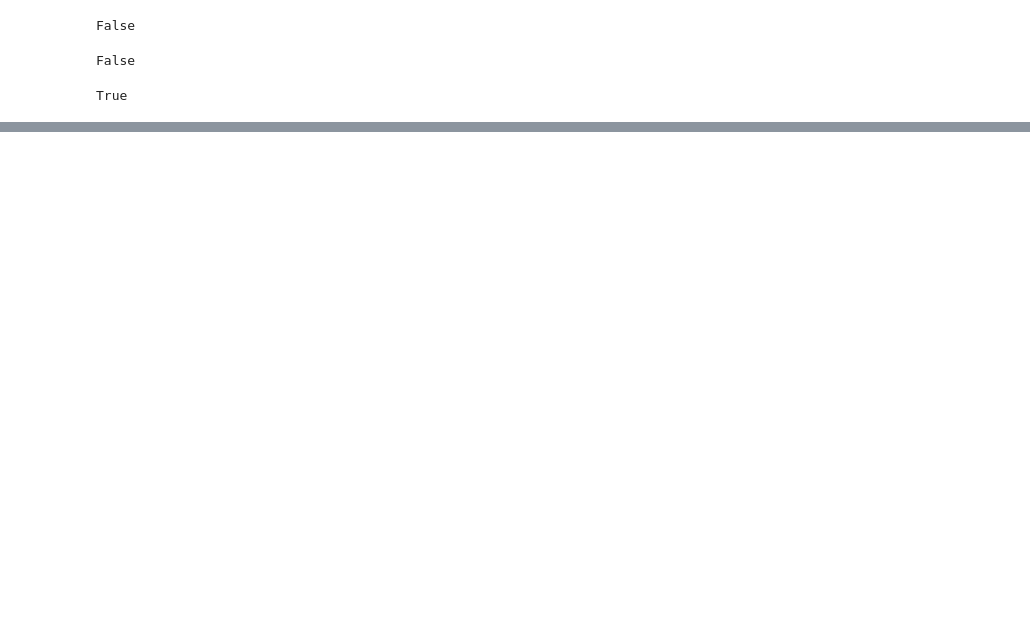
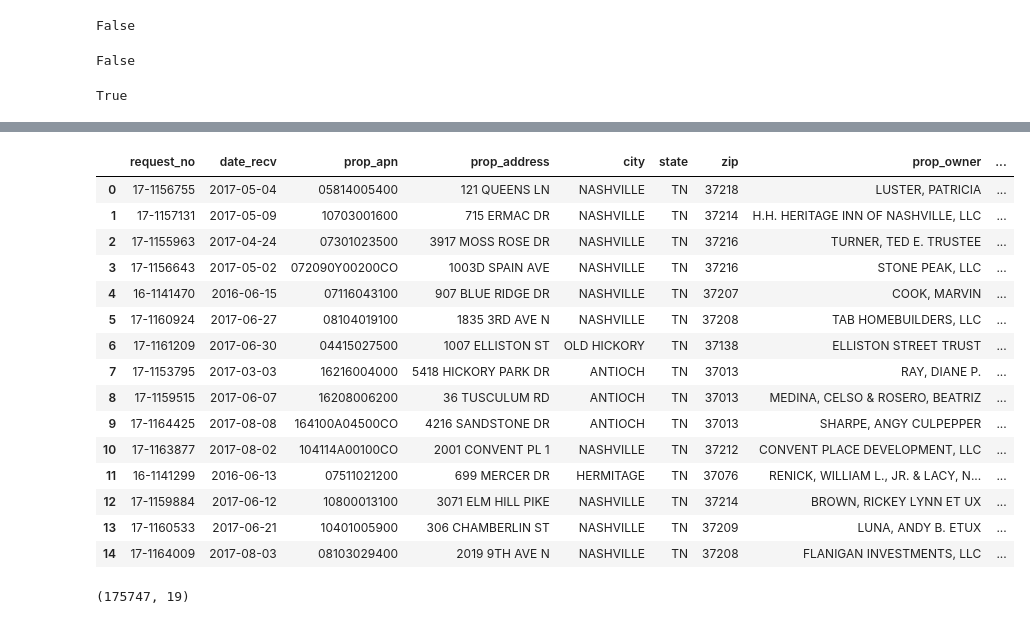
Before and after one commit to DataScienceBS/data-question-2-tornado-bombers, a Jupyter notebook: DQ2_SQL into Python.ipynb, the cells around one changed output, grey strips where cells are left out. Saved outputs shown, nothing was run; the diff lists cells and outputs as text; code cells hidden in the pictures; blank space fills up the shorter version.

Commit message:
almost done merging category to violations

```diff
--- a/DQ2_SQL into Python.ipynb
+++ b/DQ2_SQL into Python.ipynb
@@ -259,8 +258,9 @@ list_test_3_4 = ['building']
 # /// not yet working /// #
 # /// not yet working /// #
 # %%
-cleaning_prop['Category_List'] = pd.np.where(cleaning_prop.VIOLATION_DESC.str.contains('Maintenance'), 'Maintenance',
-                                 pd.np.where(cleaning_prop.VIOLATION_DESC.str.contains('Banners'), 'Banners', 'other'))
+#testing
+#leaning_prop['Category_List'] = pd.np.where(cleaning_prop.VIOLATION_DESC.str.contains('Maintenance'), 'Maintenance',
+#                                 pd.np.where(cleaning_prop.VIOLATION_DESC.str.contains('Banners'), 'Banners', 'other'))
 # %%
 #cleaning_prop['cat4']=cleaning_prop['REMEDIAL_TEXT'].astype(str).str[:4]
 #cleaning_prop['cat4'].fillna(cleaning_prop['VIOLATION_TYPE'].astype(str).str[:4])
@@ -407,0 +471,25 @@ SyntaxError: can't assign to function call (<ipython-input-55-96e0ee8a9e29>, lin
+# %%
+vio_with_cats = pd.merge(cleaning_standards, cleaning_prop[['VIOLATION_DESC','CATEGORY']],how='inner', left_on='violations_noted', right_on='VIOLATION_DESC',  indicator=False, sort=False, left_index=False, right_index=False)
+# %%
+vio_with_cats.head(n=15)
+# %% [output]
+|  | request_no | date_recv | prop_apn | prop_address | city | state | zip | prop_owner | ... |
+| 0 | 17-1156755 | 2017-05-04 | 05814005400 | 121 QUEENS LN | NASHVILLE | TN | 37218 | LUSTER, PATRICIA | ... |
+| 1 | 17-1157131 | 2017-05-09 | 10703001600 | 715 ERMAC DR | NASHVILLE | TN | 37214 | H.H. HERITAGE INN OF NASHVILLE, LLC | ... |
+| 2 | 17-1155963 | 2017-04-24 | 07301023500 | 3917 MOSS ROSE DR | NASHVILLE | TN | 37216 | TURNER, TED E. TRUSTEE | ... |
+| 3 | 17-1156643 | 2017-05-02 | 072090Y00200CO | 1003D SPAIN AVE | NASHVILLE | TN | 37216 | STONE PEAK, LLC | ... |
+| 4 | 16-1141470 | 2016-06-15 | 07116043100 | 907 BLUE RIDGE DR | NASHVILLE | TN | 37207 | COOK, MARVIN | ... |
+| 5 | 17-1160924 | 2017-06-27 | 08104019100 | 1835 3RD AVE N | NASHVILLE | TN | 37208 | TAB HOMEBUILDERS, LLC | ... |
+| 6 | 17-1161209 | 2017-06-30 | 04415027500 | 1007 ELLISTON ST | OLD HICKORY | TN | 37138 | ELLISTON STREET TRUST | ... |
+| 7 | 17-1153795 | 2017-03-03 | 16216004000 | 5418 HICKORY PARK DR | ANTIOCH | TN | 37013 | RAY, DIANE P. | ... |
+| 8 | 17-1159515 | 2017-06-07 | 16208006200 | 36 TUSCULUM RD | ANTIOCH | TN | 37013 | MEDINA, CELSO & ROSERO, BEATRIZ | ... |
+| 9 | 17-1164425 | 2017-08-08 | 164100A04500CO | 4216 SANDSTONE DR | ANTIOCH | TN | 37013 | SHARPE, ANGY CULPEPPER | ... |
+| 10 | 17-1163877 | 2017-08-02 | 104114A00100CO | 2001 CONVENT PL 1 | NASHVILLE | TN | 37212 | CONVENT PLACE DEVELOPMENT, LLC | ... |
+| 11 | 16-1141299 | 2016-06-13 | 07511021200 | 699 MERCER DR | HERMITAGE | TN | 37076 | RENICK, WILLIAM L., JR. & LACY, N... | ... |
+| 12 | 17-1159884 | 2017-06-12 | 10800013100 | 3071 ELM HILL PIKE | NASHVILLE | TN | 37214 | BROWN, RICKEY LYNN ET UX | ... |
+| 13 | 17-1160533 | 2017-06-21 | 10401005900 | 306 CHAMBERLIN ST | NASHVILLE | TN | 37209 | LUNA, ANDY B. ETUX | ... |
+| 14 | 17-1164009 | 2017-08-03 | 08103029400 | 2019 9TH AVE N | NASHVILLE | TN | 37208 | FLANIGAN INVESTMENTS, LLC | ... |
+# %%
+vio_with_cats.shape
+# %% [output]
+(175747, 19)
```
Also changed, not shown: parts of 15 cells of this notebook.
